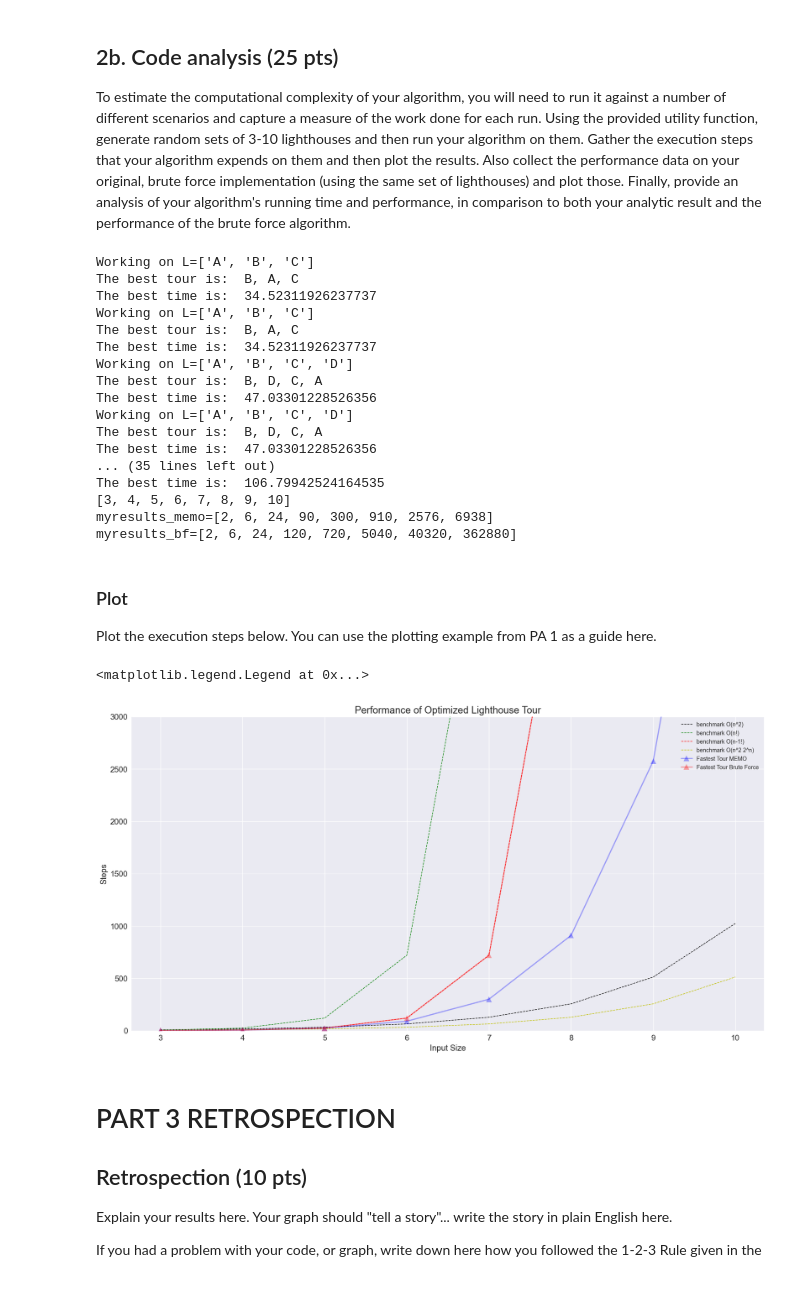
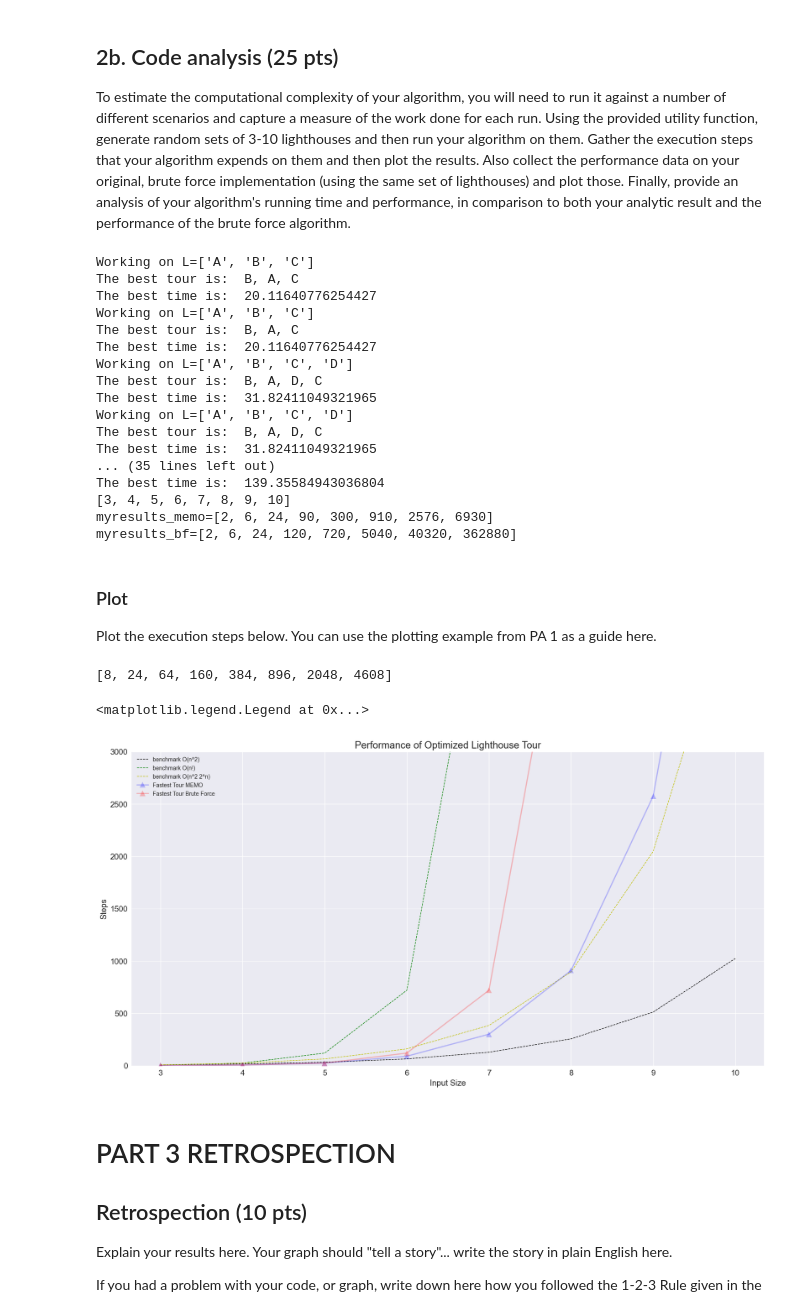
Before and after one commit to eved1018/EN.605.621.84.FA25, a Jupyter notebook: Mod5/EdelsteinEvan_P3.ipynb, the cells around one changed output. Drawn from its saved outputs; the diff is of its cells as text; code cells hidden in the pictures.

```diff
--- a/Mod5/EdelsteinEvan_P3.ipynb
+++ b/Mod5/EdelsteinEvan_P3.ipynb
@@ -175,25 +175,24 @@ def fastest_tour_memo(start_light: str, L: list[str]) -> tuple[list[str], float,
         best_tour = []  # used to store the running best overall tour that starts at start_light
         best_time = inf  # used to store the time for the best_tour sequence
         all_steps = 0
+        # L = list_minus(L, start_light)  # remove start_light from list
+        T = (start_light, frozenset(L))
+        m = memo.get(T)
 
         if len(L) == 1:
             second_light = L[0]
-            return [start_light, second_light], get_travel_time(start_light, second_light), 1, memo
+            best_tour, best_time = [start_light, second_light], get_travel_time(start_light, second_light)
+            memo[T] = (best_tour, best_time)
+            return best_tour, best_time, 1, memo
 
-        T = (start_light, *L)
-        m = memo.get(T)
 
         if m is not None:
-            best_tour, best_time = m
-            all_steps += 1
-            # print(f"MEMO HIT: {start_light} {L}")
-            best_tour = [start_light] + best_tour
-            return best_tour, best_time, all_steps, memo
-
-
+            best_tour, best_time = m # best time already includes start light!!!
+            all_steps = 1
+            # print(f"MEMO HIT: {T}")
         else:
             # RECURSIVE CASE
-            # print(f"MEMO MISS: {start_light} {L}")
+            # print(f"MEMO MISS: {T}")
             for second_light in L:
                 L_prime = list_minus(L, second_light)  # remove start_light from list
                 curr_tour, curr_time, steps, memo = fastest_tour_memo_inner(second_light, L_prime, memo)
@@ -202,11 +201,9 @@ def fastest_tour_memo(start_light: str, L: list[str]) -> tuple[list[str], float,
                 if curr_time < best_time:  # update best_tour and best_time with new candidate
                     best_tour = curr_tour
                     best_time = curr_time
-
+            best_tour = [start_light] + best_tour
             memo[T] = (best_tour, best_time)
-            best_tour = [start_light] + best_tour
-            # insert start_light at the front of best tour
-            return best_tour, best_time, all_steps, memo
+        return best_tour, best_time, all_steps, memo
     memo = {}
     return fastest_tour_memo_inner(start_light, L, memo)
 # %%
@@ -382,7 +379,6 @@ Using the techniques that you learned in Modules 1 and 2, provide an analytic es
 To estimate the computational complexity of your algorithm, you will need to run it against a number of different scenarios and capture a measure of the work done for each run.  Using the provided utility function, generate random sets of 3-10 lighthouses and then run your algorithm on them.  Gather the execution steps that your algorithm expends on them and then plot the results. Also collect the performance data on your original, brute force implementation (using the same set of lighthouses) and plot those. Finally, provide an analysis of your algorithm's running time and performance, in comparison to both your analytic result and the performance of the brute force algorithm.
 # %%
 # MY CODE BLOCK TO EXPERIMENT WITH 3-10 LIGHTHOUSES AND GATHER EXECUTION STEPS
-
 myresults_bf = []
 myresults_memo = []
 START,STOP = 3,11
@@ -399,20 +395,20 @@ print(f"{myresults_bf=}")
 # %% [output]
 Working on L=['A', 'B', 'C']
 The best tour is:  B, A, C
-The best time is:  34.52311926237737
+The best time is:  20.11640776254427
 Working on L=['A', 'B', 'C']
 The best tour is:  B, A, C
-The best time is:  34.52311926237737
+The best time is:  20.11640776254427
 Working on L=['A', 'B', 'C', 'D']
-The best tour is:  B, D, C, A
-The best time is:  47.03301228526356
+The best tour is:  B, A, D, C
+The best time is:  31.82411049321965
 Working on L=['A', 'B', 'C', 'D']
-The best tour is:  B, D, C, A
-The best time is:  47.03301228526356
+The best tour is:  B, A, D, C
+The best time is:  31.82411049321965
 ... (35 lines left out)
-The best time is:  106.79942524164535
+The best time is:  139.35584943036804
 [3, 4, 5, 6, 7, 8, 9, 10]
-myresults_memo=[2, 6, 24, 90, 300, 910, 2576, 6938]
+myresults_memo=[2, 6, 24, 90, 300, 910, 2576, 6930]
 myresults_bf=[2, 6, 24, 120, 720, 5040, 40320, 362880]
 # %% [markdown]
 ### Plot
@@ -422,6 +418,9 @@ Plot the execution steps below.  You can use the plotting example from PA 1 as a
 from math import factorial
 import matplotlib.pyplot as plt
 plt.style.use('seaborn-v0_8')
+
+def bmark(n):
+    return n * 2**n
 
 
 xvals = [i for i in range(START,STOP)]
@@ -429,39 +428,42 @@ xvals = [i for i in range(START,STOP)]
 plt.rcParams['figure.figsize'] = [20,10]
 plt.figure()
 plt.title("Performance of Optimized Lighthouse Tour", size="xx-large")
 plt.ylabel("Steps", size="x-large")
 plt.xlabel("Input Size", size="x-large")
 plt.ylim([0,3000]) # y-axis scale
 
 # The "b^-" has meaning - "b" means blue, "^" means triangles (try *, s, o),
 # "-" means draw a line
 yTestVals1 = []
 yTestVals2 = []
 yTestVals3 = []
 yTestVals4 = []
 # generate bench mark data
 
 memo = {}
 
 for i in range(START, STOP):
     yTestVals1.append(2**i)
     yTestVals2.append(factorial(i))
     yTestVals3.append(factorial(i-1))
-    yTestVals4.append((2**(i-1)))
+    yTestVals4.append(bmark(i-1))
+
+print(yTestVals4)
 
 plt.plot(xvals, yTestVals1, "k^--", markersize=0, linewidth=1, label="benchmark O(n^2)")
 plt.plot(xvals, yTestVals2, "g^--", markersize=0, linewidth=1, label="benchmark O(n!)")
-plt.plot(xvals, yTestVals3, "r^--", markersize=0, linewidth=1, label="benchmark O(n-1!)")
+# plt.plot(xvals, yTestVals3, "r^--", markersize=0, linewidth=1, label="benchmark O(n-1!)")
 plt.plot(xvals, yTestVals4, "y^--", markersize=0, linewidth=1, label="benchmark O(n^2 2^n)")
 
 
-plt.plot(xvals, myresults_memo, "b^-", markersize=10, linewidth=2, label="Fastest Tour MEMO",  alpha=0.35)
-plt.plot(xvals, myresults_bf, "r^-", markersize=10, linewidth=2, label="Fastest Tour Brute Force",  alpha=0.35)
+plt.plot(xvals, myresults_memo, "b^-", markersize=10, linewidth=2, label="Fastest Tour MEMO",  alpha=0.25)
+plt.plot(xvals, myresults_bf, "r^-", markersize=10, linewidth=2, label="Fastest Tour Brute Force",  alpha=0.25)
 plt.tick_params(axis="both", which="major", labelsize=14)
 plt.legend()
 # %% [output]
-<matplotlib.legend.Legend at 0x...>
+[8, 24, 64, 160, 384, 896, 2048, 4608]
+<matplotlib.legend.Legend at 0x...>
-[figure, old version]
+[figure, new version]
 # %% [markdown]
 # PART 3 RETROSPECTION
 
```
Also changed, not shown: parts of 3 cells of this notebook, 2 other files.
